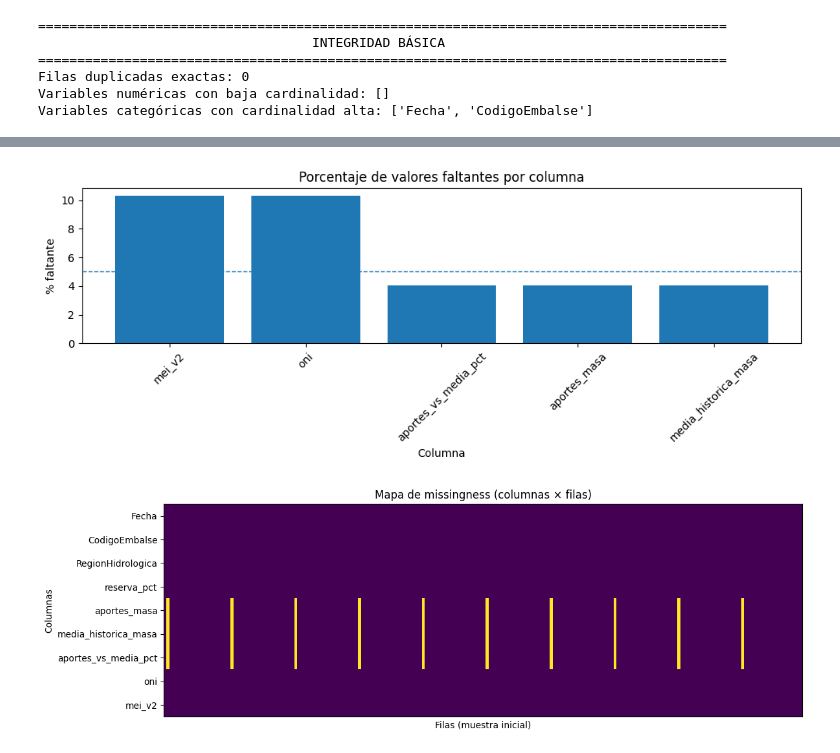
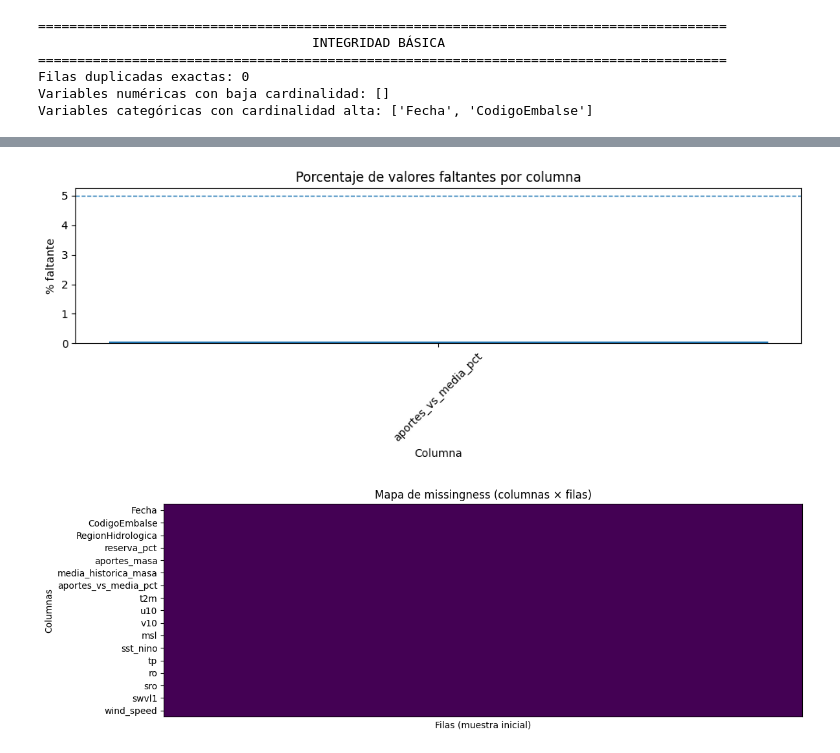
Before and after one commit to SamuelOviedo2003/ml-embalses-colombia, a Jupyter notebook: ML - Embalses_Untitled1.ipynb, the cells around one changed output, grey strips where cells are left out. Cells and saved outputs as stored; diff of their text form; code cells hidden in the pictures.

```diff
--- a/ML - Embalses_Untitled1.ipynb
+++ b/ML - Embalses_Untitled1.ipynb
@@ -272,12 +274,12 @@ def quick_interpretation(df: pd.DataFrame, target: str, numeric_cols: list[str])
 data_path = Path("Datasets/dataset_final.csv")
 
 # Cargar dataset
-housing = pd.read_csv(data_path)
+embalses = pd.read_csv(data_path)
 
 # Definir target
 TARGET = "reserva_pct"
 
 print(f"✅ Dataset cargado desde: {data_path}")
-print(f"✅ Shape: {housing.shape[0]:,} filas × {housing.shape[1]} columnas")
+print(f"✅ Shape: {embalses.shape[0]:,} filas × {embalses.shape[1]} columnas")
 # %% [output]
 ✅ Dataset cargado desde: Datasets\dataset_final.csv
@@ -284,0 +287,12 @@ print(f"✅ Shape: {housing.shape[0]:,} filas × {housing.shape[1]} columnas")
+# %%
+embalses = embalses[embalses['CodigoEmbalse'] != 'AGREGADO_SIN']
+
+embalses["Fecha"] = pd.to_datetime(embalses["Fecha"])
+
+embalses = embalses[embalses["Fecha"] < "2025-01-01"]
+
+# Verificar que se eliminó
+#print(embalses['CodigoEmbalse'].value_counts())
+print(embalses['CodigoEmbalse'].unique())
+#print(f"\nRegistros restantes: {len(embalses)}")
+print(embalses[embalses["CodigoEmbalse"] == "AGREGADO"])
@@ -404,11 +454,11 @@ display(miss_df)
 # %%
-plot_missing_bars(housing)
+plot_missing_bars(embalses)
 # %% [output]
-[figure, old version]
+[figure, new version]
 # %%
-plot_missing_matrix(housing, max_rows=220)
+plot_missing_matrix(embalses, max_rows=220)
 # %% [output]
-[figure, old version]
+[figure, new version]
 # %%
 selected_numeric_for_audit = [
     col for col in [
```
Also changed, not shown: parts of 30 cells of this notebook, 4 other files.
